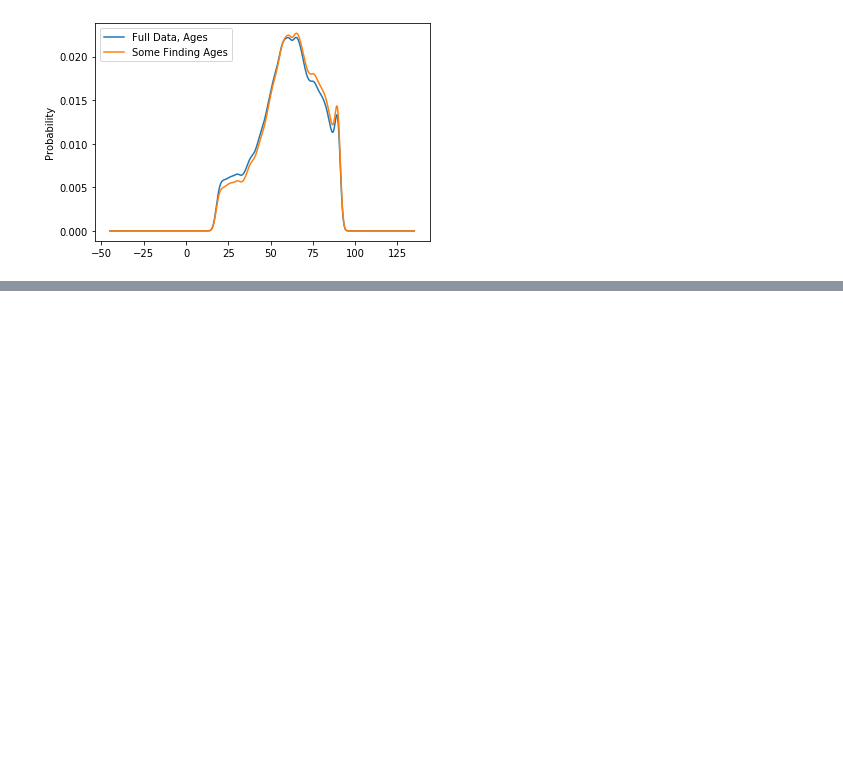
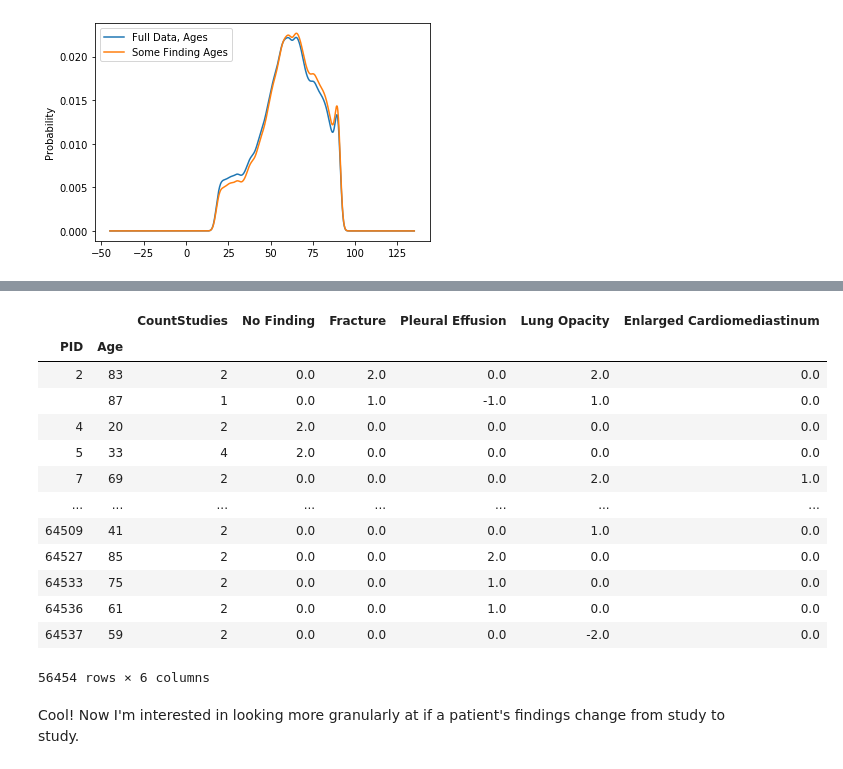
Before and after one commit to peterdobbs77/statistical_simulation, a Jupyter notebook: InvestigatingCheXpert.ipynb, the cells around one changed output, grey strips where cells are left out. Drawn from its saved outputs; the diff is of its cells as text; code cells hidden in the pictures; blank space fills up the shorter version.

```diff
--- a/InvestigatingCheXpert.ipynb
+++ b/InvestigatingCheXpert.ipynb
@@ -172,0 +194,5 @@ TypeError: count() takes 1 positional argument but 2 were given
+# %%
+# 1. Determine the count of studies for a patient during each age
+studyCountByPatAge = patWithMultStudy.groupby(['PID','Age'])[['StudyID']].count()
+studyCountByPatAge = studyCountByPatAge.rename(columns={"StudyID":"CountStudies"})
+studyCountByPatAge
@@ -172,0 +214,4 @@ TypeError: count() takes 1 positional argument but 2 were given
+# %%
+# 2. Group study findings for a patient by patient age
+findingsByPatAge = patWithMultStudy.groupby(['PID','Age'])['No Finding','Fracture','Pleural Effusion','Lung Opacity','Enlarged Cardiomediastinum'].sum()
+findingsByPatAge
@@ -172,0 +233,21 @@ TypeError: count() takes 1 positional argument but 2 were given
+# %%
+# 3. Join the collections from #1 and #2
+joinedCol = studyCountByPatAge.join(findingsByPatAge)
+joinedCol
+# %% [output]
+|  |  | CountStudies | No Finding | Fracture | Pleural Effusion | Lung Opacity | Enlarged Cardiomediastinum |
+| PID | Age |  |  |  |  |  |  |
+| 2 | 83 | 2 | 0.0 | 2.0 | 0.0 | 2.0 | 0.0 |
+|  | 87 | 1 | 0.0 | 1.0 | -1.0 | 1.0 | 0.0 |
+| 4 | 20 | 2 | 2.0 | 0.0 | 0.0 | 0.0 | 0.0 |
+| 5 | 33 | 4 | 2.0 | 0.0 | 0.0 | 0.0 | 0.0 |
+| 7 | 69 | 2 | 0.0 | 0.0 | 0.0 | 2.0 | 1.0 |
+| ... | ... | ... | ... | ... | ... | ... | ... |
+| 64509 | 41 | 2 | 0.0 | 0.0 | 0.0 | 1.0 | 0.0 |
+| 64527 | 85 | 2 | 0.0 | 0.0 | 2.0 | 0.0 | 0.0 |
+| 64533 | 75 | 2 | 0.0 | 0.0 | 1.0 | 0.0 | 0.0 |
+| 64536 | 61 | 2 | 0.0 | 0.0 | 1.0 | 0.0 | 0.0 |
+| 64537 | 59 | 2 | 0.0 | 0.0 | 0.0 | -2.0 | 0.0 |
+56454 rows × 6 columns
+# %% [markdown]
+Cool! Now I'm interested in looking more granularly at if a patient's findings change from study to study.
```
Also changed, not shown: parts of 10 cells of this notebook.
